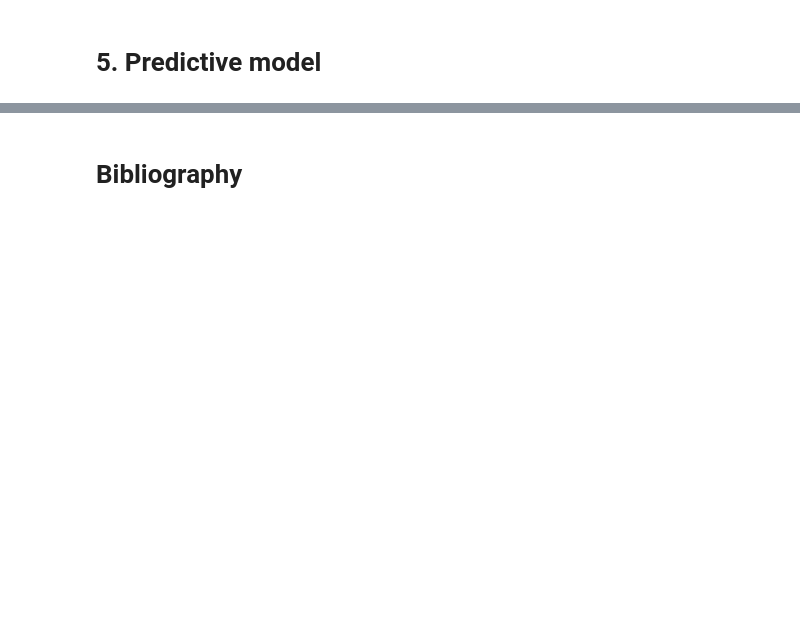
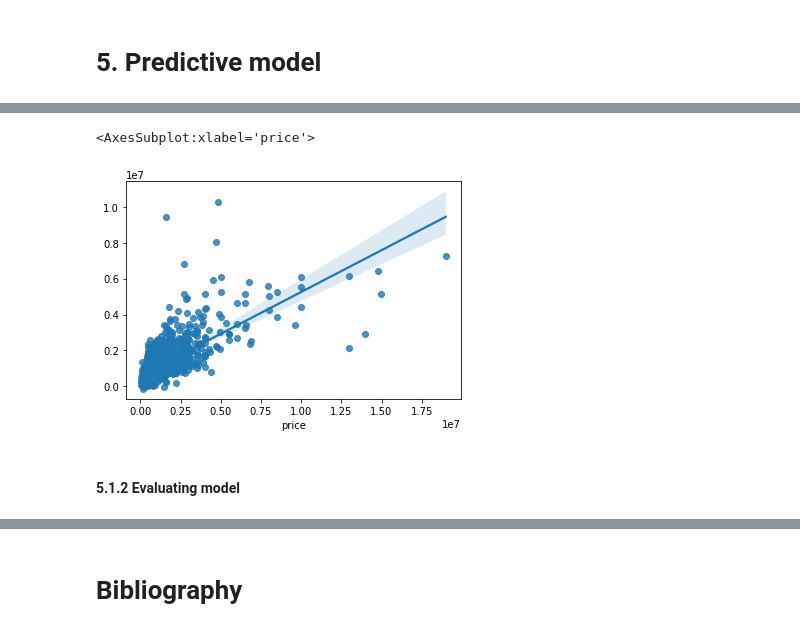
Before and after one commit to matsvdburg/Backup, a Jupyter notebook: Final Assignment - Mats van der Burg.ipynb, the cells around one changed output, grey strips where cells are left out. Saved outputs shown, nothing was run; the diff lists cells and outputs as text; code cells hidden in the pictures; blank space fills up the shorter version.

```diff
--- a/Final Assignment - Mats van der Burg.ipynb
+++ b/Final Assignment - Mats van der Burg.ipynb
@@ -540,2 +560,9 @@ Predictive model: build a relevant statistical model or train a machine learning
 # %%
-# Code
+Y = merged[['price']] # declare dependent variables
+X = merged[['beds','baths','sqft','stories','year_built']] # declare independent variables
+# %%
+X_train, X_test, y_train, y_test = train_test_split(X, Y, test_size=0.3, random_state=101) # split data up (30%)
+print(X_train.shape) # show shape of data
+print(X_test.shape) # show shape of data
+print(y_train.shape) # show shape of data
+print(y_test.shape) # show shape of data
@@ -541,0 +574,3 @@ Predictive model: build a relevant statistical model or train a machine learning
+# %%
+model = LinearRegression() # create new model
+model.fit(X_train,y_train) # fit model on training data
@@ -541,0 +583,3 @@ Predictive model: build a relevant statistical model or train a machine learning
+# %%
+predictions = model.predict(X_test) # make predictions
+predictions
@@ -541,0 +594,7 @@ Predictive model: build a relevant statistical model or train a machine learning
+# %%
+sns.regplot(y_test,predictions) # plot regplot to show results
+# %% [output]
+<AxesSubplot:xlabel='price'>
+[figure, added]
+# %% [markdown]
+#### 5.1.2 Evaluating model
```
Also changed, not shown: parts of 69 cells of this notebook.
